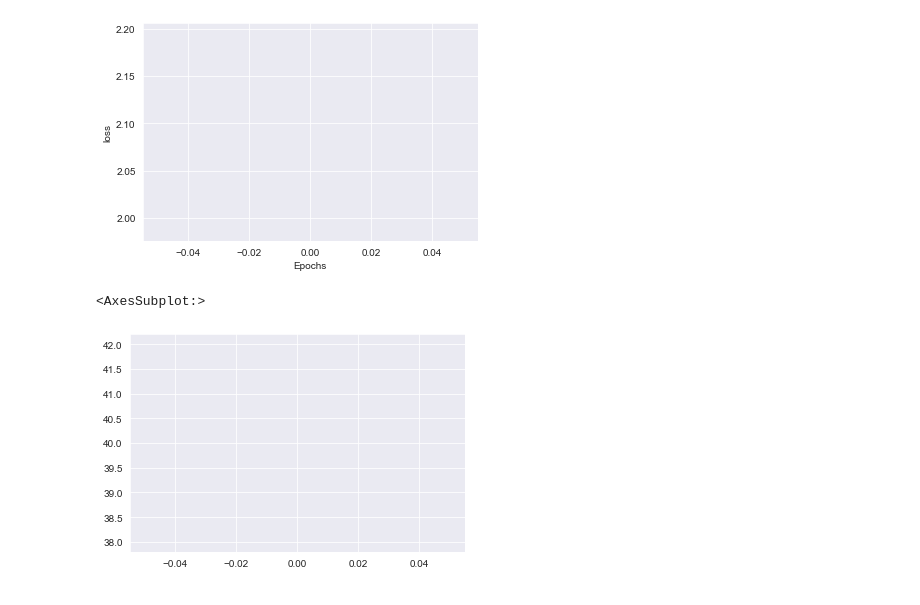
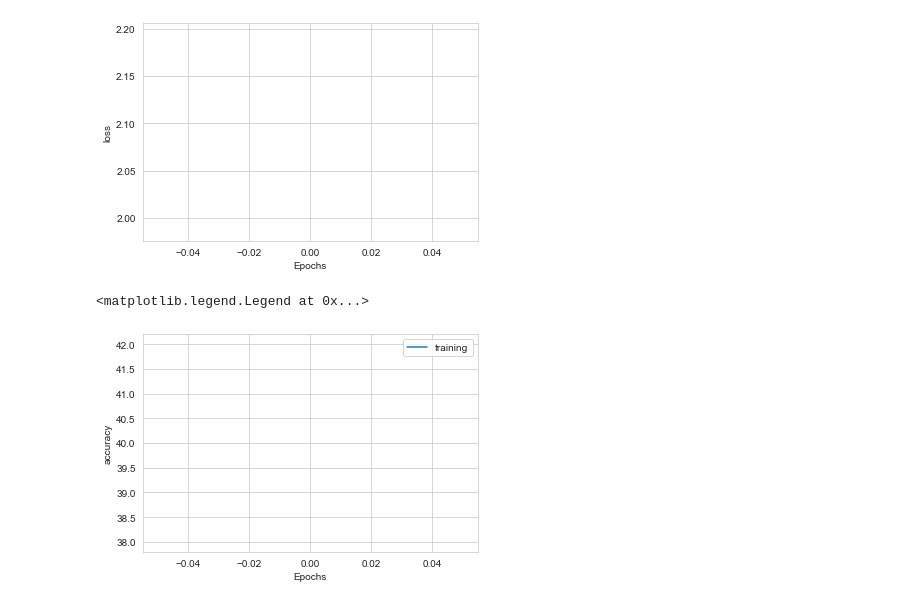
Before and after one commit to IfedayoAkinsuli/Convolutional_Neural_Networks, a Jupyter notebook: NNDL_Assignment.ipynb, the cells around one changed output. Drawn from its saved outputs; the diff is of its cells as text; code cells hidden in the pictures.

Commit message:
Added Graphing Elements

```diff
--- a/NNDL_Assignment.ipynb
+++ b/NNDL_Assignment.ipynb
@@ -265,17 +265,19 @@ Epoch [1/1], Loss: 2.0908
 Accuracy of the network on the test images is : 40 percent
 Accuracy of the network on the train images is : 40 percent
 # %%
-sns.lineplot(x=range(epochs),y=l)
+sns.set_style('whitegrid')
+sns.lineplot(x=range(epochs),y=l,label='Loss')
 plt.xlabel('Epochs')
 plt.ylabel('loss')
 # %% [output]
 Text(0, 0.5, 'loss')
 [figure]
 # %%
-sns.lineplot(x=range(epochs),y=tr)
+sns.lineplot(x=range(epochs),y=tr,label='Training')
 plt.xlabel('Epochs')
 plt.ylabel('accuracy')
+plt.legend()
 # %% [output]
-<AxesSubplot:>
+<matplotlib.legend.Legend at 0x...>
-[figure, old version]
+[figure, new version]
 # %%
```
Also changed, not shown: parts of 1 cell of this notebook.
